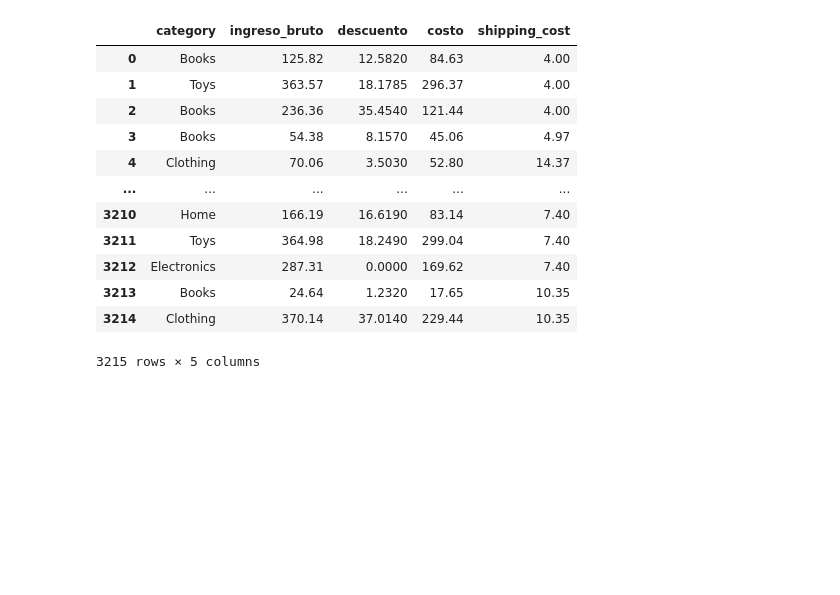
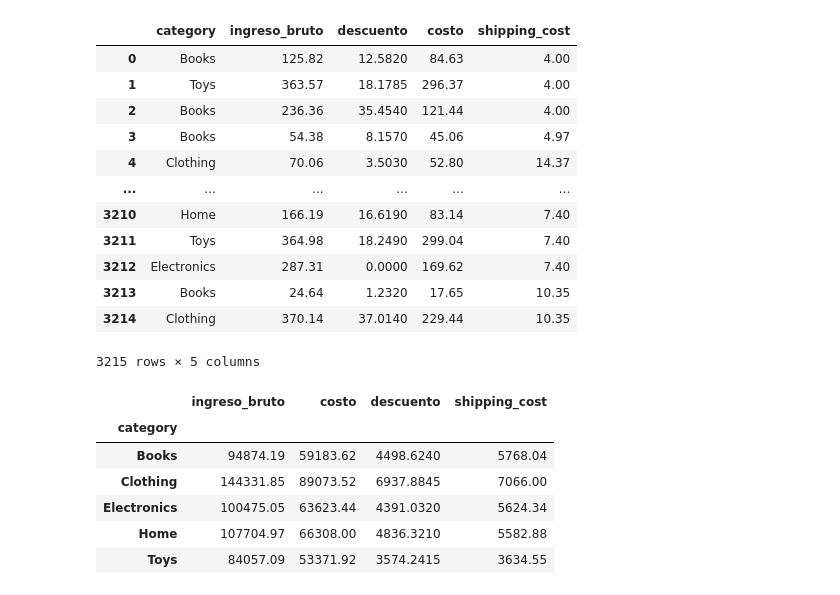
Before and after one commit to developreiloyo/analisis_datos, a Jupyter notebook: Analisis de Rentabilidad/Analisis_rentabilidad.ipynb, the cells around one changed output. Drawn from its saved outputs; the diff is of its cells as text; code cells hidden in the pictures; blank space fills up the shorter version.

```diff
--- a/Analisis de Rentabilidad/Analisis_rentabilidad.ipynb
+++ b/Analisis de Rentabilidad/Analisis_rentabilidad.ipynb
@@ -94,0 +103,10 @@ dp(merge_products[['category', 'ingreso_bruto', 'descuento', 'costo', 'shipping_
+# %%
+dp(resumen_categoria)
+# %% [output]
+|  | ingreso_bruto | costo | descuento | shipping_cost |
+| category |  |  |  |  |
+| Books | 94874.19 | 59183.62 | 4498.6240 | 5768.04 |
+| Clothing | 144331.85 | 89073.52 | 6937.8845 | 7066.00 |
+| Electronics | 100475.05 | 63623.44 | 4391.0320 | 5624.34 |
+| Home | 107704.97 | 66308.00 | 4836.3210 | 5582.88 |
+| Toys | 84057.09 | 53371.92 | 3574.2415 | 3634.55 |
```
Also changed, not shown: parts of 5 cells of this notebook, 1 other file.
